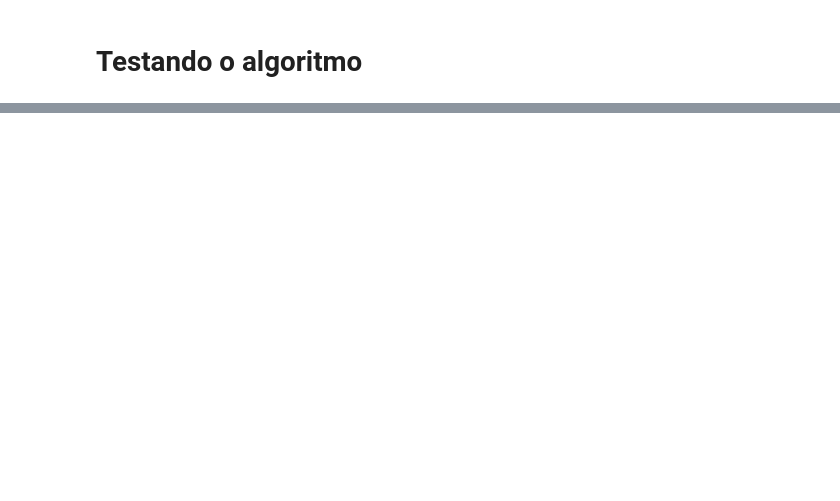
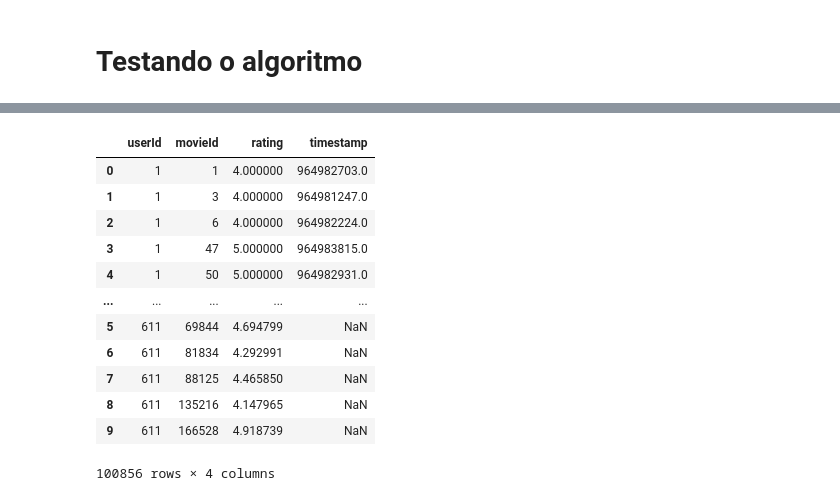
Before and after one commit to victor-hro/movie-recommender, a Jupyter notebook: heurísticas_e_KNN.ipynb, the cells around one changed output, grey strips where cells are left out. Saved outputs shown, nothing was run; the diff lists cells and outputs as text; code cells hidden in the pictures; blank space fills up the shorter version.

```diff
--- a/heurísticas_e_KNN.ipynb
+++ b/heurísticas_e_KNN.ipynb
@@ -664,0 +684,12 @@ baseando em vários usuários podemos ver que a popularidade (total_ratings) den
+# %%
+# add ratings and create a dataframe
+my_watched_movies = [x for x in hp_starwars_movies.index.values]
+my_watched_movies_ratings = [np.random.uniform(4.0, 5.0) for x in range(10)]
+
+my_user = pd.DataFrame(
+    {
+        'userId' : [df_ratings.userId.max() + 1 for x in range(10)],
+        'movieId': my_watched_movies,
+        'rating' : my_watched_movies_ratings
+     })
+my_user
@@ -664,0 +708,4 @@ baseando em vários usuários podemos ver que a popularidade (total_ratings) den
+# %%
+# concat to df_ratings
+df_ratings = pd.concat([df_ratings, my_user])
+df_ratings.tail()
@@ -664,0 +719,16 @@ baseando em vários usuários podemos ver que a popularidade (total_ratings) den
+# %%
+df_ratings
+# %% [output]
+|  | userId | movieId | rating | timestamp |
+| 0 | 1 | 1 | 4.000000 | 964982703.0 |
+| 1 | 1 | 3 | 4.000000 | 964981247.0 |
+| 2 | 1 | 6 | 4.000000 | 964982224.0 |
+| 3 | 1 | 47 | 5.000000 | 964983815.0 |
+| 4 | 1 | 50 | 5.000000 | 964982931.0 |
+| ... | ... | ... | ... | ... |
+| 5 | 611 | 69844 | 4.694799 | NaN |
+| 6 | 611 | 81834 | 4.292991 | NaN |
+| 7 | 611 | 88125 | 4.465850 | NaN |
+| 8 | 611 | 135216 | 4.147965 | NaN |
+| 9 | 611 | 166528 | 4.918739 | NaN |
+100856 rows × 4 columns
```
Also changed, not shown: parts of 9 cells of this notebook.
